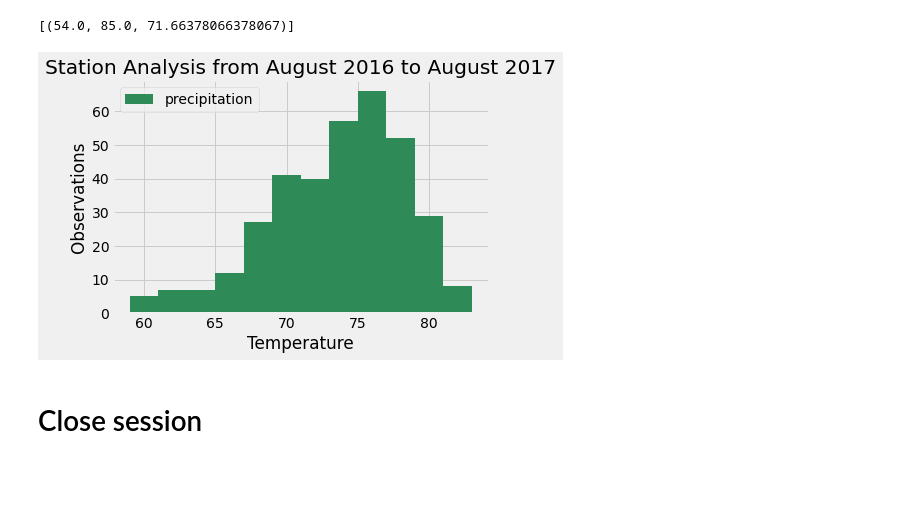
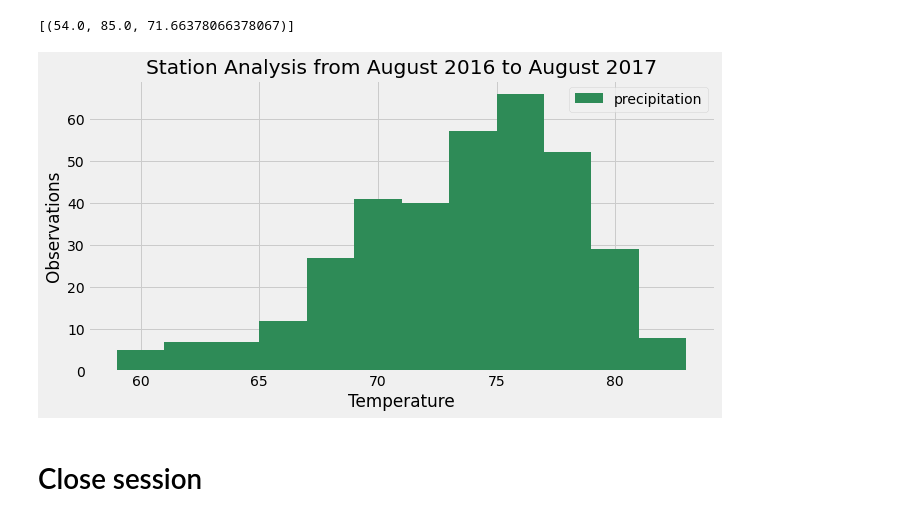
Before and after one commit to PeiDay/SQLAlchemy-Challenge, a Jupyter notebook: climate_analysis.ipynb, the cells around one changed output. Saved outputs shown, nothing was run; the diff lists cells and outputs as text; code cells hidden in the pictures; blank space fills up the shorter version.

```diff
--- a/climate_analysis.ipynb
+++ b/climate_analysis.ipynb
@@ -150,21 +150,21 @@ session.query(func.min(measurement.tobs),
 # %%
 # Using the most active station id
 # Query the last 12 months of temperature observation data for this station and plot the results as a histogram
 
 temp = session.query(measurement.station, measurement.date, measurement.tobs).\
     filter(measurement.station == most_Active).\
     filter(measurement.date > prioryear).order_by(measurement.date).all()
 
 temp_df = pd.DataFrame(temp, columns = ['station','date','precipitation'])
 temp_df.head()
 
-temp_df.plot.hist(bins = 12, color = "seagreen")
+temp_df.plot.hist(bins = 12, color = "seagreen", figsize = (10, 5))
 plt.title("Station Analysis from August 2016 to August 2017")
 plt.xlabel("Temperature")
 plt.ylabel("Observations")
 plt.savefig("Images/Station.png")
 # %% [output]
-[figure, old version]
+[figure, new version]
 # %% [markdown]
 # Close session
 # %%
```
Also changed, not shown: 2 other files.
